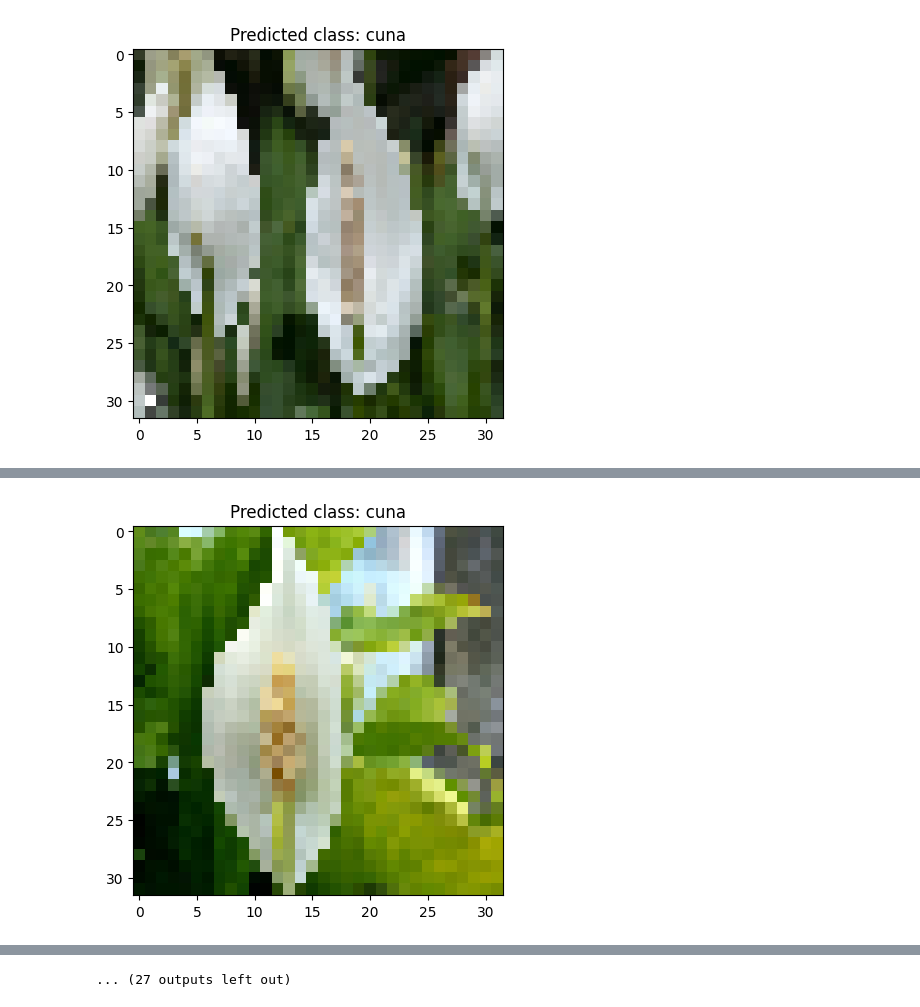
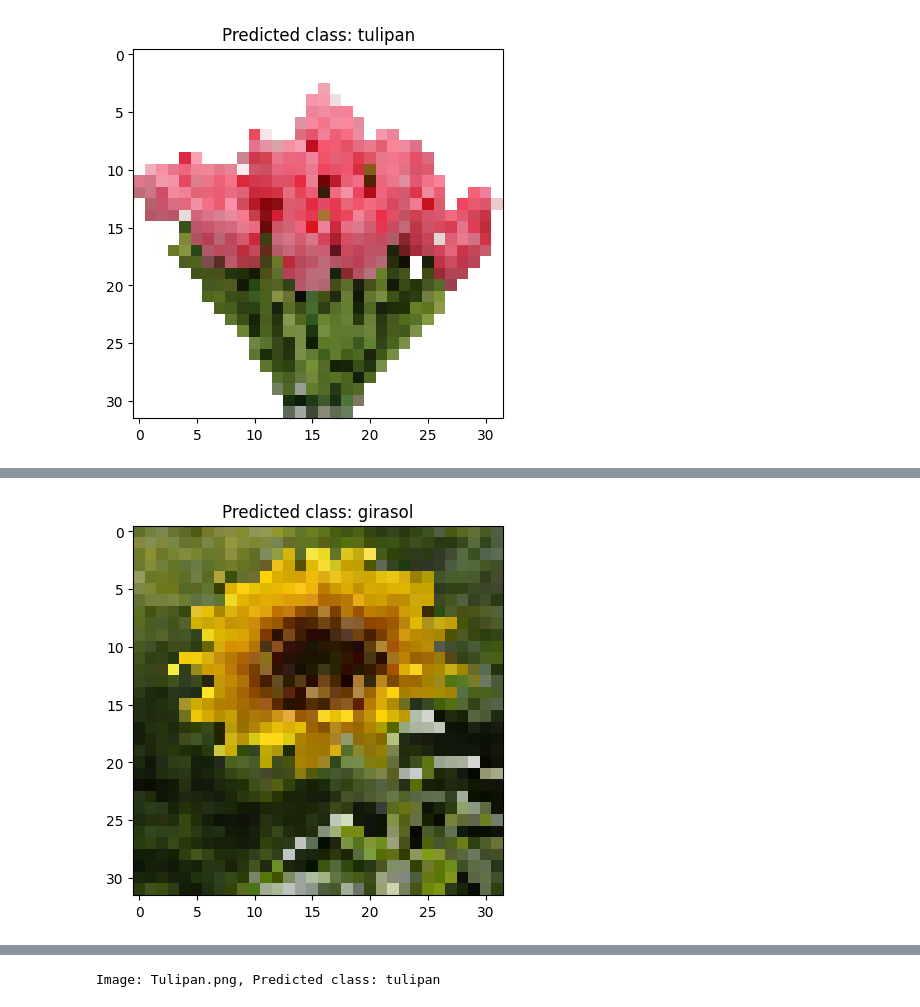
Before and after one commit to NicolasAlejandroBasilioNava/TrabajosIATec, a Jupyter notebook: ProyectosIaNicolas/predictCarpeta.ipynb, the cells around one changed output, grey strips where cells are left out. Cells and saved outputs as stored; diff of their text form; code cells hidden in the pictures.

```diff
--- a/ProyectosIaNicolas/predictCarpeta.ipynb
+++ b/ProyectosIaNicolas/predictCarpeta.ipynb
@@ -9,7 +9,7 @@ model_path = './clasFlores.h5py'
 model = tf.keras.models.load_model(model_path)
 
 target_size = (32, 32)
-folder_path = "../DATASETS/Pruebas_Flores/"
+folder_path = "../DATASETS/PruebasFlores/"
 class_labels = ["cuna", "girasol", "jacinto",  "oreja", "tulipan"]  # Actualiza con tus etiquetas
 
 # Obtén la lista de archivos en la carpeta
@@ -42 +42 @@ for image_file in image_files:
-[figure, old version]
+[figure, new version]
@@ -45 +45 @@ Image: Cuna1.png, Predicted class: cuna
-[figure, old version]
+[figure, new version]
@@ -58 +58 @@ Image: Cuna5.png, Predicted class: cuna
-... (27 outputs left out)
+Image: Tulipan.png, Predicted class: tulipan
```
Also changed, not shown: parts of 1 cell of this notebook, 6 other files.
